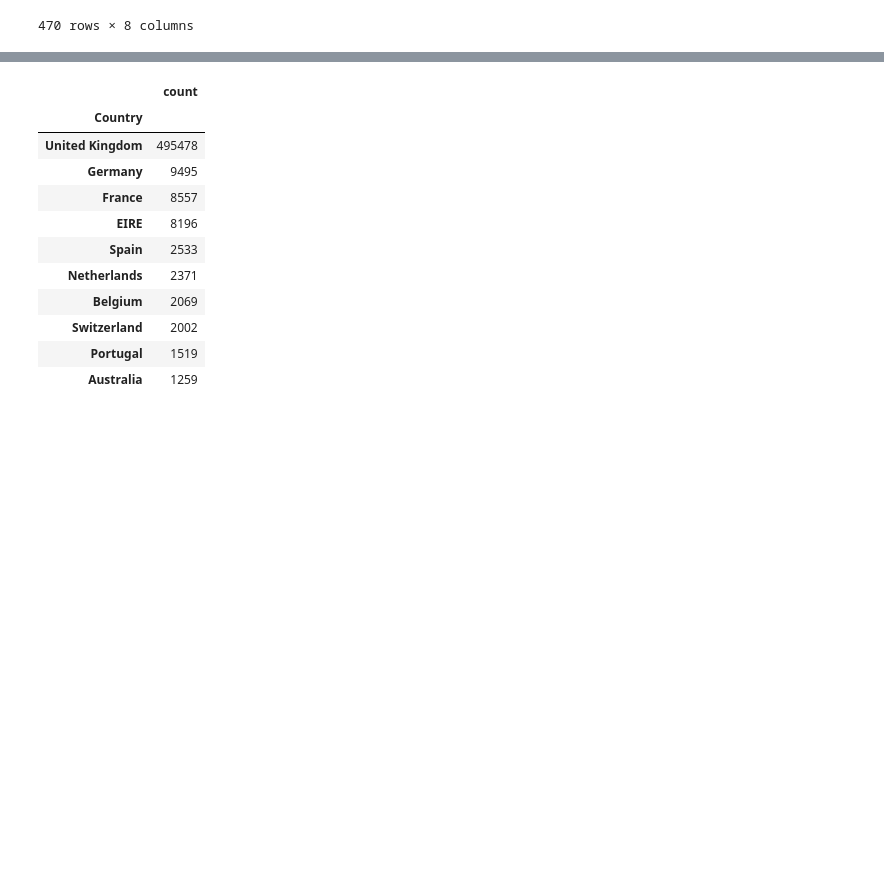
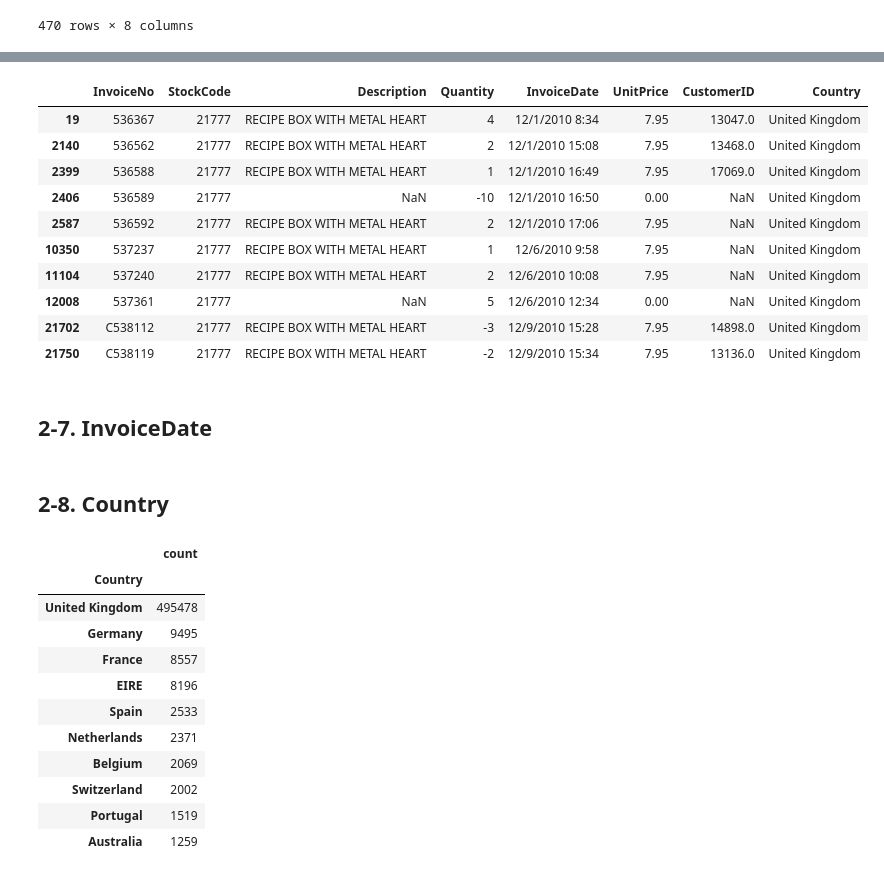
Before and after one commit to iamyunaseo/e-commerce-customer-behavior-analytics, a Jupyter notebook: e-commerce-customer-behavior-analytics.ipynb, the cells around one changed output, grey strips where cells are left out. Drawn from its saved outputs; the diff is of its cells as text; code cells hidden in the pictures; blank space fills up the shorter version.

```diff
--- a/e-commerce-customer-behavior-analytics.ipynb
+++ b/e-commerce-customer-behavior-analytics.ipynb
@@ -278,3 +325,21 @@ df[df['StockCode'] == '21169']
+# %%
+df[df['StockCode'] == '21777']
+# %% [output]
+|  | InvoiceNo | StockCode | Description | Quantity | InvoiceDate | UnitPrice | CustomerID | Country |
+| 19 | 536367 | 21777 | RECIPE BOX WITH METAL HEART | 4 | 12/1/2010 8:34 | 7.95 | 13047.0 | United Kingdom |
+| 2140 | 536562 | 21777 | RECIPE BOX WITH METAL HEART | 2 | 12/1/2010 15:08 | 7.95 | 13468.0 | United Kingdom |
+| 2399 | 536588 | 21777 | RECIPE BOX WITH METAL HEART | 1 | 12/1/2010 16:49 | 7.95 | 17069.0 | United Kingdom |
+| 2406 | 536589 | 21777 | NaN | -10 | 12/1/2010 16:50 | 0.00 | NaN | United Kingdom |
+| 2587 | 536592 | 21777 | RECIPE BOX WITH METAL HEART | 2 | 12/1/2010 17:06 | 7.95 | NaN | United Kingdom |
+| 10350 | 537237 | 21777 | RECIPE BOX WITH METAL HEART | 1 | 12/6/2010 9:58 | 7.95 | NaN | United Kingdom |
+| 11104 | 537240 | 21777 | RECIPE BOX WITH METAL HEART | 2 | 12/6/2010 10:08 | 7.95 | NaN | United Kingdom |
+| 12008 | 537361 | 21777 | NaN | 5 | 12/6/2010 12:34 | 0.00 | NaN | United Kingdom |
+| 21702 | C538112 | 21777 | RECIPE BOX WITH METAL HEART | -3 | 12/9/2010 15:28 | 7.95 | 14898.0 | United Kingdom |
+| 21750 | C538119 | 21777 | RECIPE BOX WITH METAL HEART | -2 | 12/9/2010 15:34 | 7.95 | 13136.0 | United Kingdom |
+# %% [markdown]
+## 2-7. InvoiceDate
+# %% [markdown]
+## 2-8. Country
 # %%
 df['Country'].value_counts().head(10)
 # %% [output]
```
Also changed, not shown: parts of 26 cells of this notebook.
